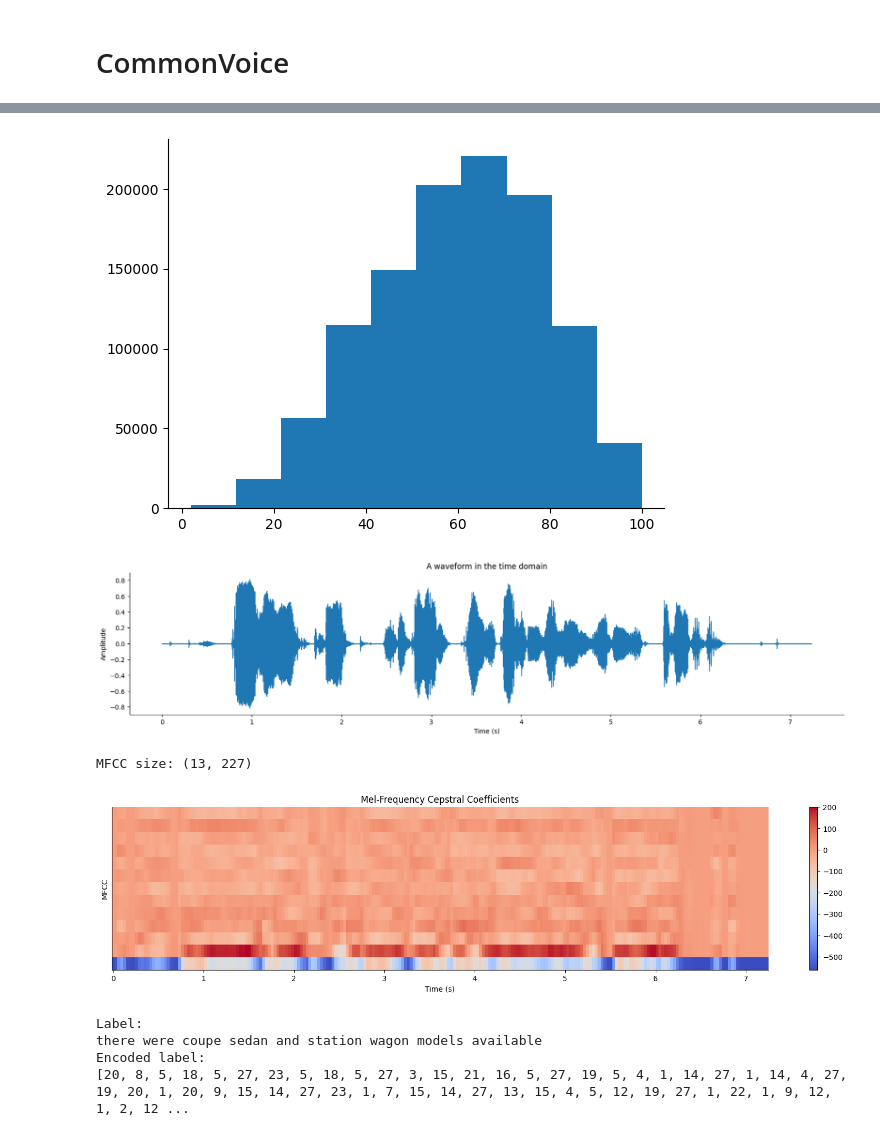
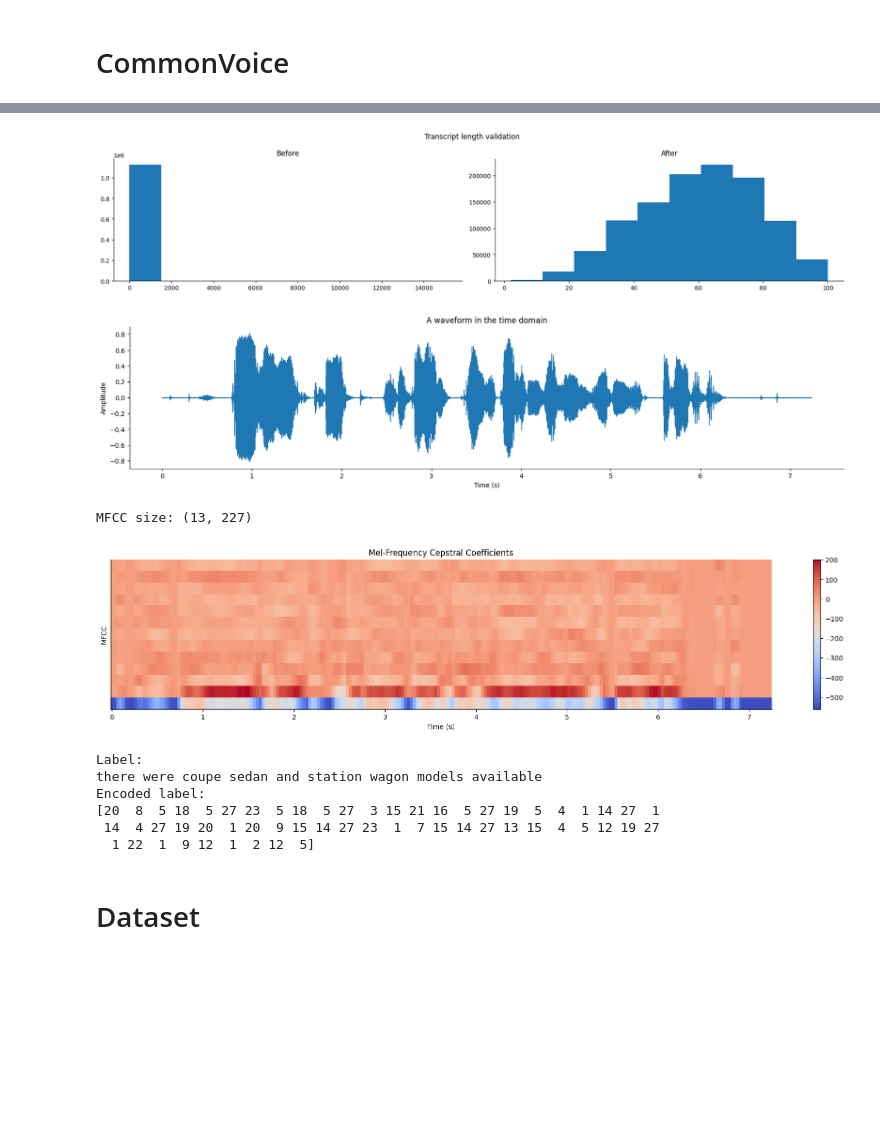
Before and after one commit to k-katarzyna/Automatic_Speech_Recognition, a Jupyter notebook: 00_data.ipynb, the cells around one changed output, grey strips where cells are left out. Saved outputs shown, nothing was run; the diff lists cells and outputs as text; code cells hidden in the pictures; blank space fills up the shorter version.

```diff
--- a/00_data.ipynb
+++ b/00_data.ipynb
@@ -63,18 +116,19 @@ train_labels[["num_characters"]].describe(percentiles=[0.99])
 # %%
+fig, ax = plt.subplots(1, 2, figsize=(18, 4))
+plt.suptitle("Transcript length validation")
+ax[0].hist(train_labels.num_characters)
+ax[0].set_title("Before")
+
 threshold = train_labels.num_characters.quantile(0.99)
 idxs = np.where(train_labels.num_characters > threshold)[0].tolist()
 train_labels.drop(idxs, inplace=True)
 
-plt.hist(train_labels.num_characters);
+ax[1].hist(train_labels.num_characters)
+ax[1].set_title("After")
+plt.tight_layout();
 # %% [output]
-[figure, old version]
+[figure, new version]
 # %%
-audio_files_dir = "data/extracted/cv-corpus-20.0-2024-12-06/en/clips/"
-char_to_num = {char: idx + 1 for idx, char in enumerate("abcdefghijklmnopqrstuvwxyz ")}
-char_to_num['<PAD>'] = 0
-n_mfcc = 13
-max_label = 100
-
 for sample in train_labels[:1].itertuples():
 
     # data
@@ -89,10 +143,10 @@ for sample in train_labels[:1].itertuples():
     plt.show()
 
     # mfcc extraction
-    mfcc = librosa.feature.mfcc(y=audio_time_series, sr=sample_rate, n_mfcc=n_mfcc)
+    mfcc, transcript = get_features_and_label(sample.path, sample.clean_sentence)
     print(f"MFCC size: {mfcc.shape}")
 
-    plt.figure(figsize=(20, 4))
+    plt.figure(figsize=(22, 4))
     librosa.display.specshow(mfcc, x_axis='time', sr=sample_rate)
     plt.colorbar()
     plt.title("Mel-Frequency Cepstral Coefficients")
@@ -100,19 +154,20 @@ for sample in train_labels[:1].itertuples():
     plt.ylabel("MFCC")
     plt.show()
 
-    # label
-    encoded_text = [char_to_num[char] for char in sample.clean_sentence]
-
     print("Label:")
     print(sample.clean_sentence)
     print("Encoded label:")
-    print(encoded_text, "\n")
+    print(transcript, "\n")
 # %% [output]
 [figure]
 MFCC size: (13, 227)
-[figure, old version]
+[figure, new version]
 Label:
 there were coupe sedan and station wagon models available
 Encoded label:
-[20, 8, 5, 18, 5, 27, 23, 5, 18, 5, 27, 3, 15, 21, 16, 5, 27, 19, 5, 4, 1, 14, 27, 1, 14, 4, 27, 19, 20, 1, 20, 9, 15, 14, 27, 23, 1, 7, 15, 14, 27, 13, 15, 4, 5, 12, 19, 27, 1, 22, 1, 9, 12, 1, 2, 12 ...
+[20  8  5 18  5 27 23  5 18  5 27  3 15 21 16  5 27 19  5  4  1 14 27  1
+ 14  4 27 19 20  1 20  9 15 14 27 23  1  7 15 14 27 13 15  4  5 12 19 27
+  1 22  1  9 12  1  2 12  5]
+# %% [markdown]
+# Dataset
 # %%
```
Also changed, not shown: parts of 17 cells of this notebook.
